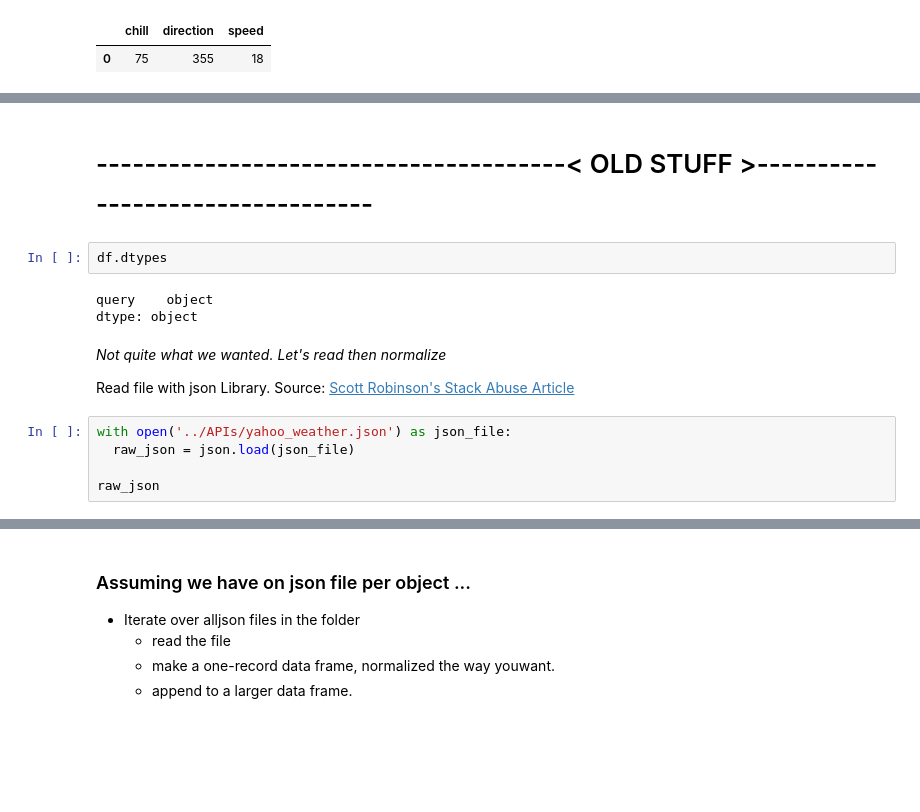
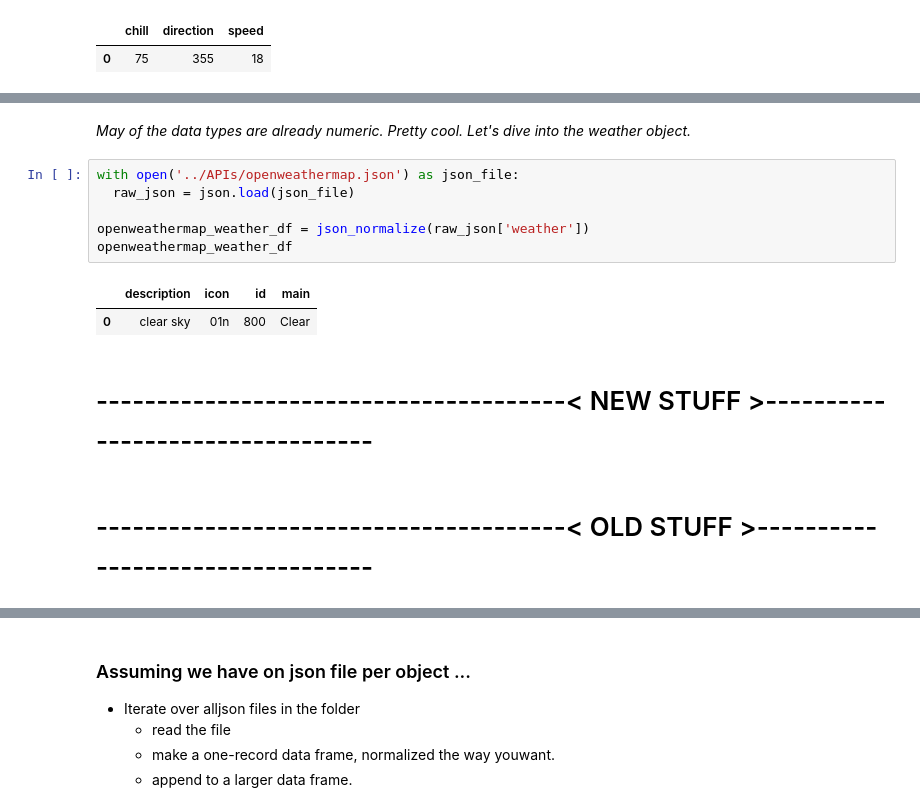
Before and after one commit to Data4Democracy/democratizing_weather_data, a Jupyter notebook: democratizing_weather_data/streaming/prototypes/analyze.ipynb, the cells around one changed output, grey strips where cells are left out. Drawn from its saved outputs; the diff is of its cells as text; blank space fills up the shorter version.

```diff
--- a/democratizing_weather_data/streaming/prototypes/analyze.ipynb
+++ b/democratizing_weather_data/streaming/prototypes/analyze.ipynb
@@ -202,16 +254,15 @@ yahoo_weather_atmosphere_df
+# %% [markdown]
+_May of the data types are already numeric.  Pretty cool. Let's dive into the weather object._
+# %%
+with open('../APIs/openweathermap.json') as json_file:
+  raw_json = json.load(json_file)
+
+openweathermap_weather_df = json_normalize(raw_json['weather'])
+openweathermap_weather_df
+# %% [output]
+|  | description | icon | id | main |
+| 0 | clear sky | 01n | 800 | Clear |
+# %% [markdown]
+# ---------------------------------------< NEW STUFF >---------------------------------
 # %% [markdown]
 # ---------------------------------------< OLD STUFF >---------------------------------
-# %%
-df.dtypes
-# %% [output]
-query    object
-dtype: object
-# %% [markdown]
-_Not quite what we wanted.  Let's read then normalize_
-
-Read file with json Library. Source: [Scott Robinson's Stack Abuse Article ](http://stackabuse.com/reading-and-writing-json-to-a-file-in-python/)
-# %%
-with open('../APIs/yahoo_weather.json') as json_file:
-  raw_json = json.load(json_file)
-
-raw_json
```
Also changed, not shown: parts of 19 cells of this notebook.
